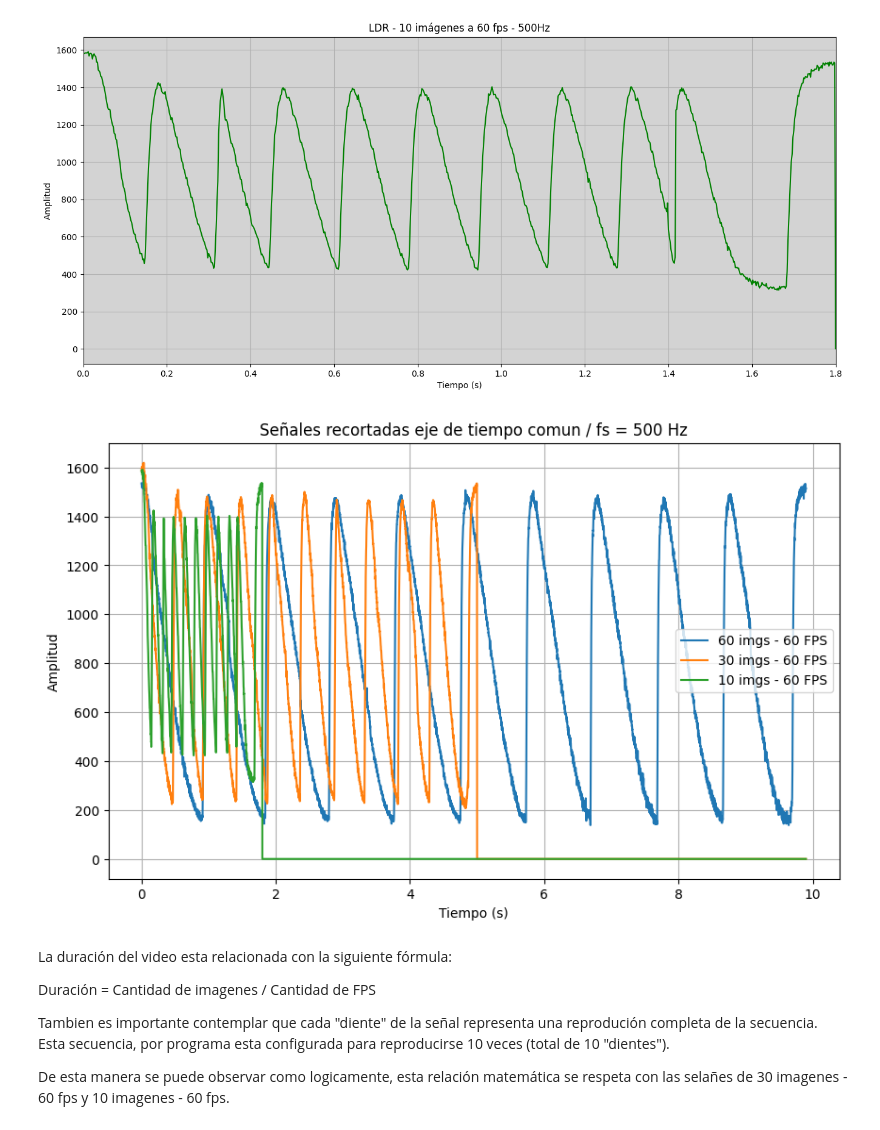
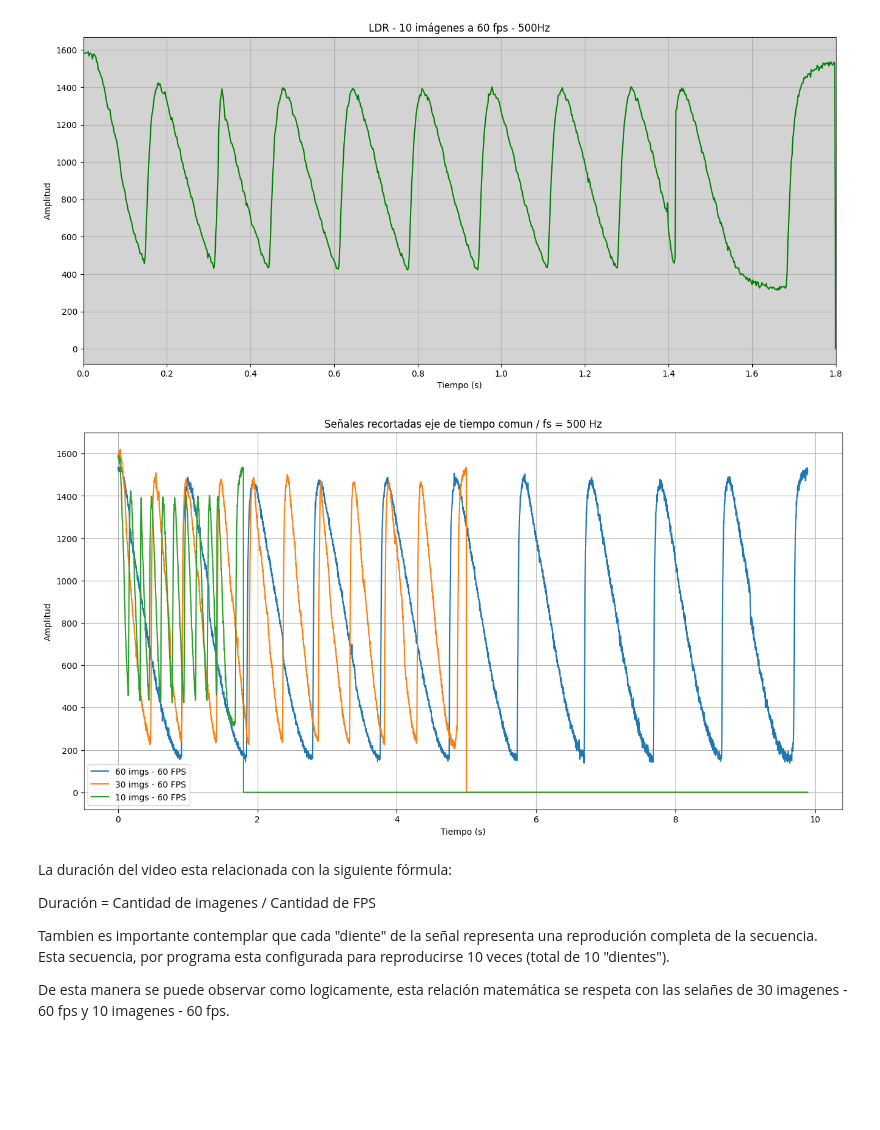
Before and after one commit to alex20022000/Signal_Processing_Project_Ciani-Dalle_Rive_Prieto, a Jupyter notebook: 01_Signal_Processing_Ciani+Dalle_Rive_Prieto.ipynb, the cells around one changed output. Cells and saved outputs as stored; diff of their text form; code cells hidden in the pictures; blank space fills up the shorter version.

```diff
--- a/01_Signal_Processing_Ciani+Dalle_Rive_Prieto.ipynb
+++ b/01_Signal_Processing_Ciani+Dalle_Rive_Prieto.ipynb
@@ -528,20 +527,20 @@ graficar_t_VS_muestras2(t,
 [figure]
 # %%
 # Graficar las señales en un solo gráfico
-plt.figure(figsize=(10, 6))
+plt.figure(figsize=(16, 8))
 plt.plot(t, seniales_utiles[0], label='60 imgs - 60 FPS')
 plt.plot(t, seniales_utiles[1], label='30 imgs - 60 FPS')
 plt.plot(t, seniales_utiles[2], label='10 imgs - 60 FPS')
 
 # Etiquetas y leyendas
 plt.title('Señales recortadas eje de tiempo comun / fs = 500 Hz')
 plt.xlabel('Tiempo (s)')
 plt.ylabel('Amplitud')
 plt.legend()
 plt.grid(True)
 plt.show()
 # %% [output]
-[figure, old version]
+[figure, new version]
 # %% [markdown]
 La duración del video esta relacionada con la siguiente fórmula:
 
```
Also changed, not shown: parts of 24 cells of this notebook.
